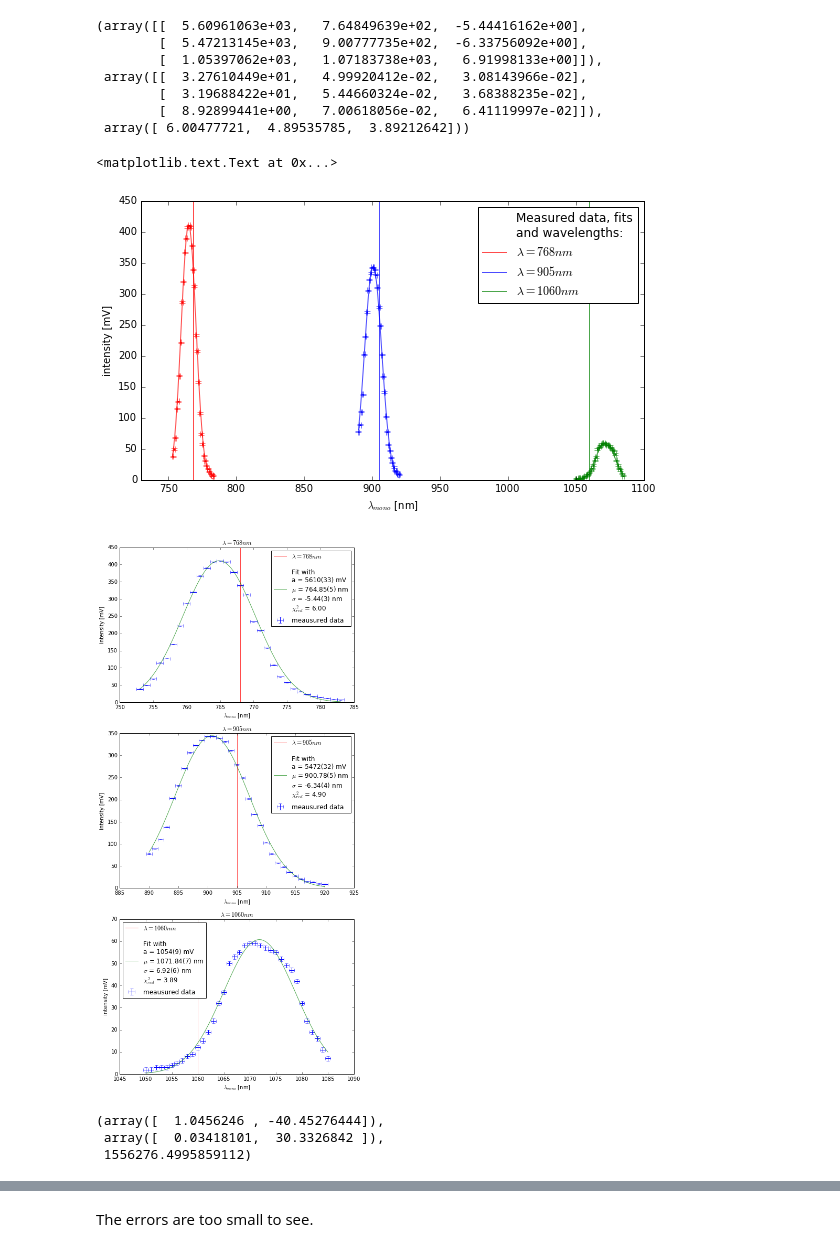
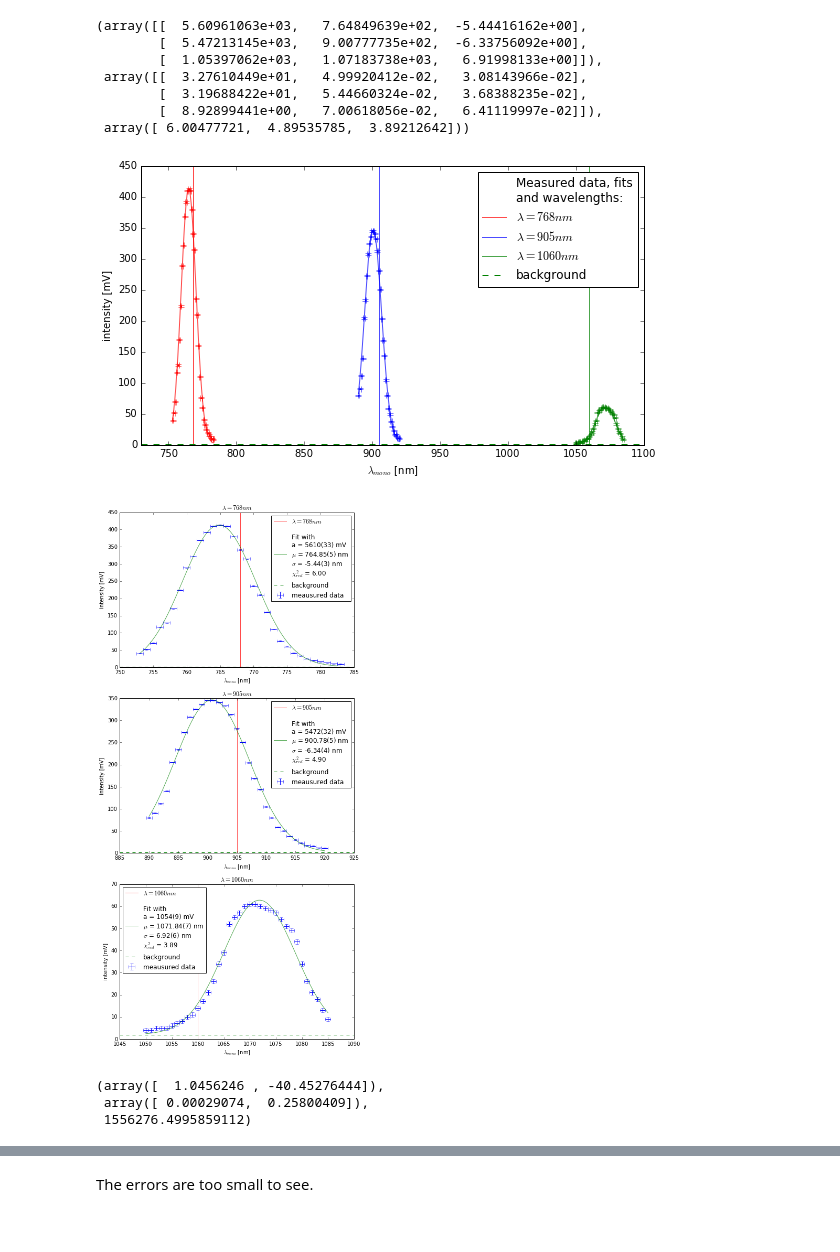
Before and after one commit to NlKLas/PyRePo, a Jupyter notebook: V44/V44.ipynb, the cells around one changed output, grey strips where cells are left out. Drawn from its saved outputs; the diff is of its cells as text; code cells hidden in the pictures.

```diff
--- a/V44/V44.ipynb
+++ b/V44/V44.ipynb
@@ -21,21 +21,21 @@ U_0 = 2 # mV
 Δa = 1 # °
 
 a_1 = data[0][0] # °
-U_1 = data[0][1] # mV
+U_1 = data[0][1] - U_0 # mV
 λ_1 = 600 # nm
 
 λ_2 = [768, 905, 1060] # nm
 mono_2 = [data[1][0], data[2][0], data[3][0]] # nm
-U_2 = [data[1][1], data[2][1], data[3][1]] # mV
+U_2 = [data[1][1] - U_0, data[2][1] - U_0, data[3][1] - U_0] # mV
 
 mono_la = data[6][0] # nm
-U_la = [data[6][1], data[6][2], data[6][3]] # mV
+U_la = [data[6][1] - U_0, data[6][2] - U_0, data[6][3] - U_0] # mV
 
 mono_si = [data[7][0], data[8][0]] # nm
-U_si = [data[7][1], data[8][1]] # mV
+U_si = [data[7][1] - U_0, data[8][1] - U_0] # mV
 
 mono_ga = [data[4][0], data[5][0]] # nm
-U_ga = [data[4][1], data[5][1]] # mV
+U_ga = [data[4][1] - U_0, data[5][1] - U_0] # mV
 # %% [output]
 From Data the following files were imported:
 
@@ -131,13 +129,13 @@ err_2 = np.zeros([3,3])
 χ2_2 = np.zeros(3)
 
 for i in [0,1,2]:
-    opt_2[i], cov_2[i] = curve_fit(gauss, mono_2[i], U_2[i] - U_0, p0 = [200, λ_2[i], 30])
+    opt_2[i], cov_2[i] = curve_fit(gauss, mono_2[i], U_2[i], p0 = [200, λ_2[i], 30])
     sigma_2 = np.sqrt(ΔU**2 + (Δmono*dgauss_dx(mono_2[i], *opt_2[i]))**2)
     #print(sigma_2)
-    opt_2[i], cov_2[i] = curve_fit(gauss, mono_2[i], U_2[i] - U_0, sigma = sigma_2, p0 = [200, λ_2[i], 30],
+    opt_2[i], cov_2[i] = curve_fit(gauss, mono_2[i], U_2[i], sigma = sigma_2, p0 = [200, λ_2[i], 30],
                                    absolute_sigma = True)
     err_2[i] = np.sqrt(np.diag(cov_2[i]))
-    χ2_2[i] = sum((U_2[i] - U_0 - gauss(mono_2[i], *opt_2[i]))**2/sigma_2**2)/(len(U_2[i]) - len(opt_2[i]))
+    χ2_2[i] = sum((U_2[i] - gauss(mono_2[i], *opt_2[i]))**2/sigma_2**2)/(len(U_2[i]) - len(opt_2[i]))
 
 opt_2, err_2, χ2_2
 # %% [output]
@@ -154,53 +152,53 @@ fig,ax = plt.subplots(figsize=(9,5))
 colors = ['r', 'b', 'g']
 ax.plot(0,0,alpha=0, label='Measured data, fits\nand wavelengths:')
 for i in [0,1,2]:
-    ax.errorbar(mono_2[i], U_2[i] - U_0, xerr=Δmono, yerr=ΔU, ecolor=colors[i], fmt='none')
+    ax.errorbar(mono_2[i], U_2[i] + U_0, xerr=Δmono, yerr=ΔU, ecolor=colors[i], fmt='none')
     x = np.linspace(min(mono_2[i]), max(mono_2[i]), 100)
-    ax.plot(x, gauss(x, *opt_2[i]), c=colors[i], label='$\lambda = %d nm$'%λ_2[i], alpha=0.7)
+    ax.plot(x, gauss(x, *opt_2[i]) + U_0, c=colors[i], label='$\lambda = %d nm$'%λ_2[i], alpha=0.7)
     ax.axvline(λ_2[i], color=colors[i], alpha=0.7)
-
+ax.axhline(U_0, ls='--', c='g', label='background')
 ax.set_xlim(730, 1100)
 ax.legend(loc=0)
 ax.set_xlabel('$\lambda_{mono}$ [nm]')
 ax.set_ylabel('intensity [mV]')
 #fig.savefig('mono_fits.pdf')
 # %% [output]
-<matplotlib.text.Text at 0x...>
-[figure, old version]
+[figure, new version]
 # %%
 fig,ax = plt.subplots(3,1,figsize=(8,18))
 
 for i in [0,1,2]:
     ax[i].axvline(λ_2[i], color='r', alpha=0.7, label='$\lambda = %d nm$'%λ_2[i])
-    ax[i].errorbar(mono_2[i], U_2[i] - U_0, xerr=Δmono, yerr=ΔU, ecolor='b',
+    ax[i].errorbar(mono_2[i], U_2[i] + U_0, xerr=Δmono, yerr=ΔU, ecolor='b',
                 fmt='none', label='meausured data')
     x = np.linspace(min(mono_2[i]), max(mono_2[i]), 100)
-    ax[i].plot(x, gauss(x, *opt_2[i]), c='g', alpha=0.7, label="""
+    ax[i].plot(x, gauss(x, *opt_2[i]) + U_0, c='g', alpha=0.7, label="""
 Fit with
 a = %.f(%.f) mV
 $\mu$ = %.2f(%.f) nm
 $\sigma$ = %.2f(%.f) nm
 $\chi^2_{red}$ = %.2f"""%(opt_2[i][0],
                           10**0*err_2[i][0], opt_2[i][1], 10**2*err_2[i][1], opt_2[i][2], 10**2*err_2[i][2], χ2_2[i]))
+    ax[i].axhline(U_0, ls='--', c='g', label='background')
     ax[i].set_title('$\lambda = %d nm$'%λ_2[i])
     ax[i].legend(loc=0)
     ax[i].set_xlabel('$\lambda_{mono}$ [nm]')
     ax[i].set_ylabel('intensity [mV]')
 #fig.savefig('mono_single_fits.pdf')
 # %% [output]
-[figure, old version]
+[figure, new version]
 # %%
 λ_mono = np.rollaxis(opt_2,1)[1]
 Δλ_mono = np.rollaxis(err_2,1)[1]
 
-opt_3, cov_3 = curve_fit(lin, λ_2, λ_mono, sigma = Δλ_mono)#, absolute_sigma = True)
+opt_3, cov_3 = curve_fit(lin, λ_2, λ_mono, sigma = Δλ_mono, absolute_sigma = True)
 err_3 = np.sqrt(np.diag(cov_3))
 χ2_3 = sum((λ_mono - lin(λ_2, *opt_3))**2/Δλ_mono**2)/(len(λ_mono) - len(opt_3))
 
 opt_3, err_3, χ2_3
 # %% [output]
 (array([  1.0456246 , -40.45276444]),
- array([  0.03418101,  30.3326842 ]),
+ array([ 0.00029074,  0.25800409]),
  1556276.4995859112)
 # %%
 # plots
```
Also changed, not shown: parts of 8 cells of this notebook, 7 other files.
